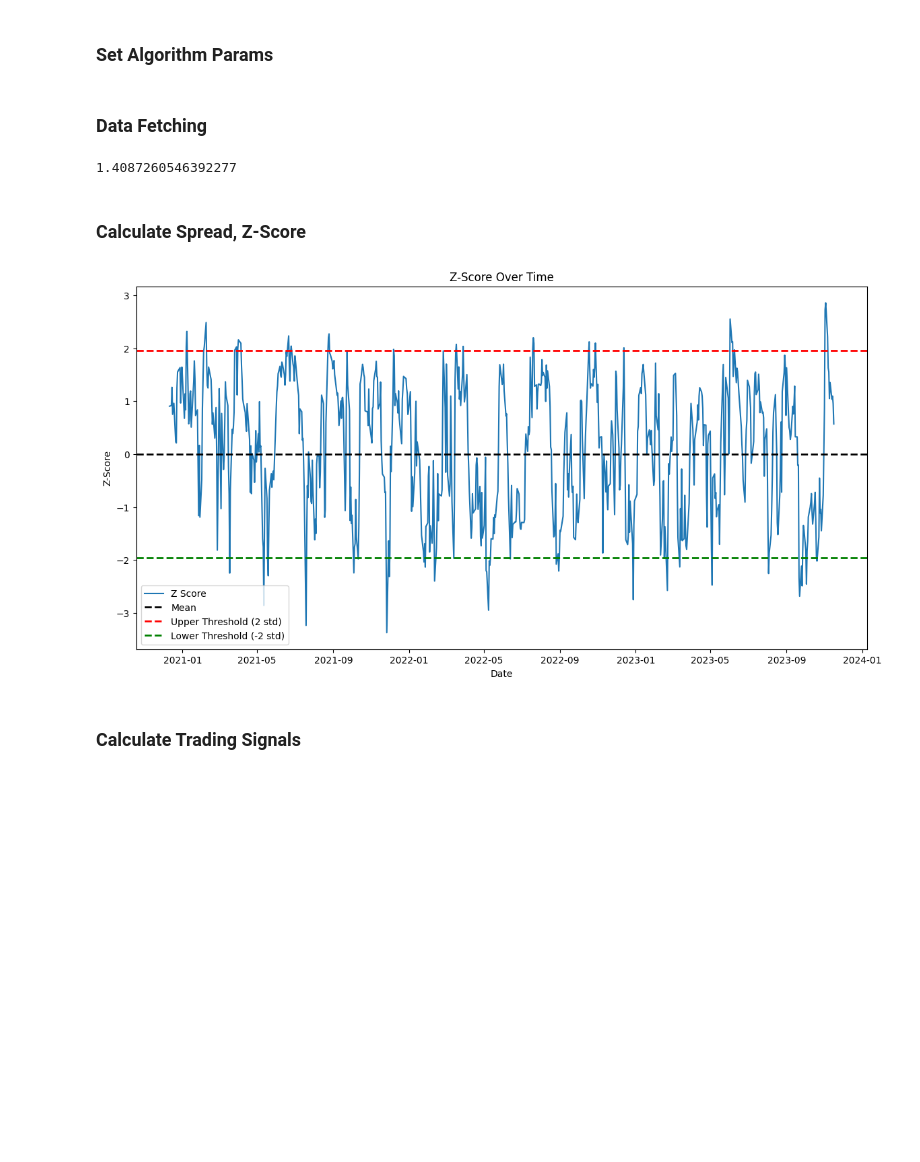
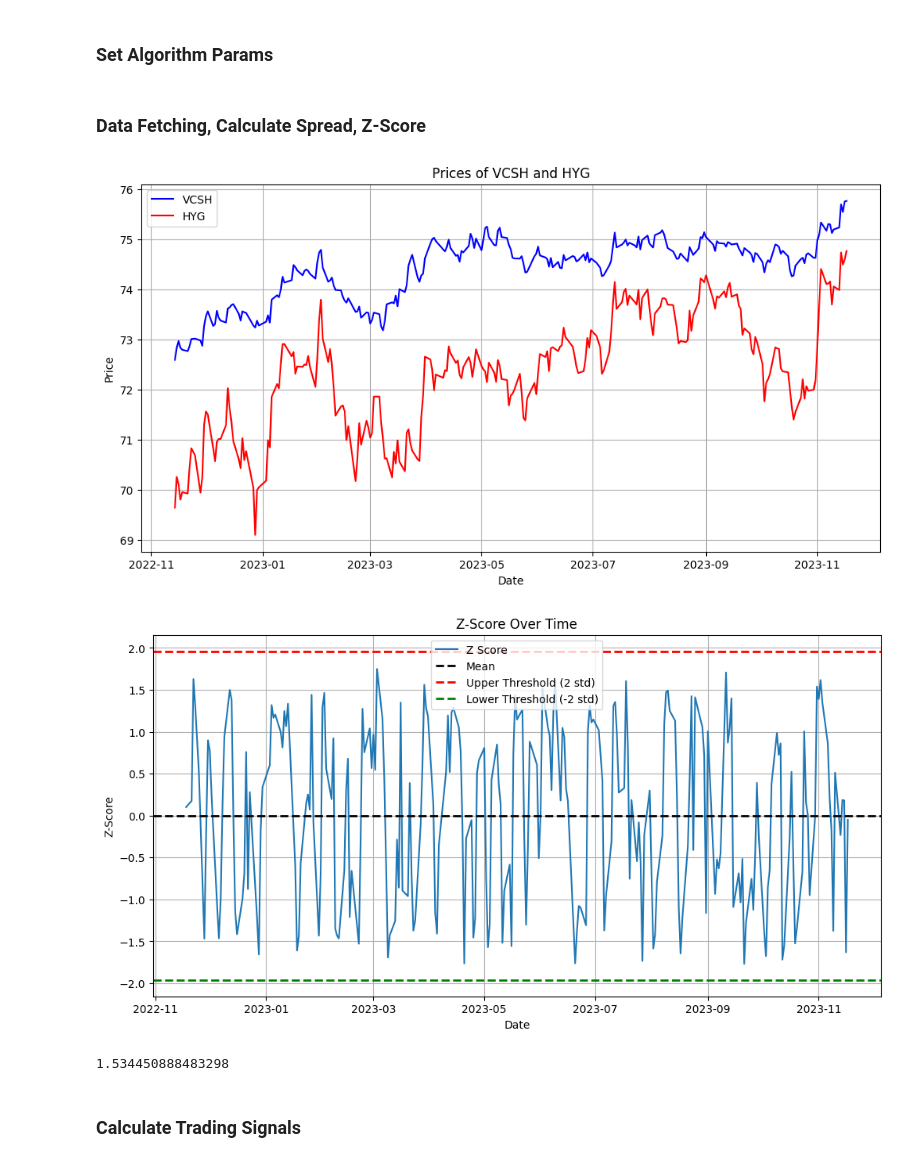
Before and after one commit to atlas-finance-io/atlas_trade, a Jupyter notebook: src/strategies/pairs_trading_equities/backtest_static_hedge.ipynb, the cells around one changed output. Cells and saved outputs as stored; diff of their text form; code cells hidden in the pictures; blank space fills up the shorter version.

```diff
--- a/src/strategies/pairs_trading_equities/backtest_static_hedge.ipynb
+++ b/src/strategies/pairs_trading_equities/backtest_static_hedge.ipynb
@@ -34,7 +34,7 @@ combined_prices_df = pd.DataFrame()
 # Iterate over each ETF in your universe
 for ticker in etf_symbols:
     # Fetch the data
-    prices = nasdaqdatalink.get_table('SHARADAR/SFP', qopts={"columns":['date', 'closeadj']}, date={'gte':'2020-11-13'}, ticker=ticker)
+    prices = nasdaqdatalink.get_table('SHARADAR/SFP', qopts={"columns":['date', 'closeadj']}, date={'gte':'2022-11-13'}, ticker=ticker)
 
     # Create DataFrame and calculate log returns
     prices_df = pd.DataFrame(prices[::-1])
@@ -95,54 +95,67 @@ print(pairs)
 ### Set Algorithm Params
 # %%
 # Algorithm Params
-lookback_window = 100 # used for regression
-zscore_window = 20 # used for zscore calculation, must be less than lookback_window
 
-upper_threshold = 2
-lower_threshold = -2
-symbol_one = "VCSH"
-symbol_two = "HYG"
+zscore_window = 5 # used for zscore calculation, must be less than lookback_window
+
+upper_threshold = 1.5
+lower_threshold = -1.5
+symbol_one = "VCSH" # X
+symbol_two = "HYG" # Y
 # %% [markdown]
-### Data Fetching
+### Data Fetching, Calculate Spread, Z-Score
-# %%
-# Here we can either get fresh data or use combined
-
-selected_pair = combined_prices_df[[symbol_one, symbol_two]]
-x = selected_pair[symbol_one]
-y = selected_pair[symbol_two]
-
-# Perform linear regression
-model = sm.OLS(y, sm.add_constant(x)).fit()
-hedge_ratio = model.params[1]
-
-print(hedge_ratio)
-# %% [output]
-1.4087260546392277
-# %% [markdown]
-### Calculate Spread, Z-Score
 # %%
+# Here we can either get fresh data or use combined
+
+selected_pair = combined_prices_df[[symbol_one, symbol_two]]
+x = selected_pair[symbol_one]
+y = selected_pair[symbol_two]
+
+# Plotting the prices
+plt.figure(figsize=(12, 6))
+plt.plot(selected_pair.index, selected_pair[symbol_one], label=symbol_one, color='blue')
+plt.plot(selected_pair.index, selected_pair[symbol_two], label=symbol_two, color='red')
+plt.title(f"Prices of {symbol_one} and {symbol_two}")
+plt.xlabel("Date")
+plt.ylabel("Price")
+plt.legend()
+plt.grid(True)
+plt.show()
+
+# Perform linear regression
+model = sm.OLS(y, sm.add_constant(x)).fit()
+hedge_ratio = model.params[1]
+
 
 # Calculate the spread using the new hedge ratio
 selected_pair['calculated_spread'] = selected_pair[symbol_two] - hedge_ratio * selected_pair[symbol_one]
 
 # Calculate the rolling mean, standard deviation, and z-score
 selected_pair['rolling_mean_spread'] = selected_pair['calculated_spread'].rolling(window=zscore_window).mean()
 selected_pair['rolling_std_spread'] = selected_pair['calculated_spread'].rolling(window=zscore_window).std()
 selected_pair['z_score'] = (selected_pair['calculated_spread'] - selected_pair['rolling_mean_spread']) / selected_pair['rolling_std_spread']
 
+
 # Plot the z_score
-plt.figure(figsize=(14, 7))
+plt.figure(figsize=(12, 6))
 plt.plot(selected_pair.index, selected_pair['z_score'], label='Z Score')
 plt.axhline(0, color='black', linestyle='--', linewidth=2, label='Mean')
 plt.axhline(1.96, color='red', linestyle='--', linewidth=2, label='Upper Threshold (2 std)')
 plt.axhline(-1.96, color='green', linestyle='--', linewidth=2, label='Lower Threshold (-2 std)')
 plt.title('Z-Score Over Time')
 plt.xlabel('Date')
 plt.ylabel('Z-Score')
 plt.legend(loc='best')
+plt.grid(True)
 plt.show()
+
+
+
+print(hedge_ratio)
 # %% [output]
-[figure, old version]
+[figure, new version]
+[figure, added]
+1.534450888483298
 # %% [markdown]
 ### Calculate Trading Signals
 # %%
```
Also changed, not shown: parts of 2 cells of this notebook, 31 other files.
